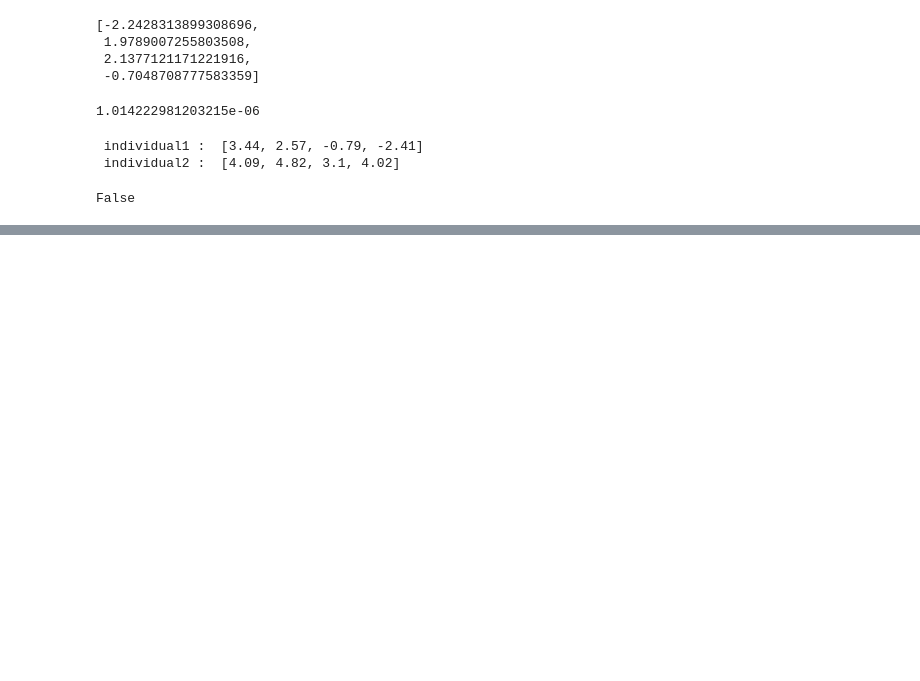
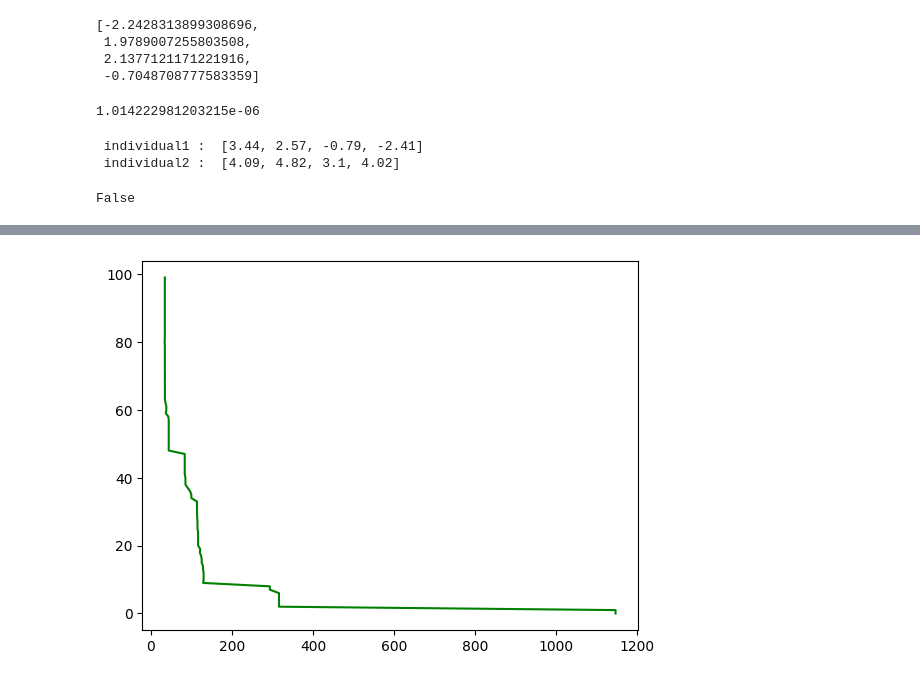
Before and after one commit to nguyenphuoc2k9/AIO_2024, a Jupyter notebook: Module_4/Week_3/Module_4_Week_3.ipynb, the cells around one changed output, grey strips where cells are left out. Cells and saved outputs as stored; diff of their text form; code cells hidden in the pictures; blank space fills up the shorter version.

```diff
--- a/Module_4/Week_3/Module_4_Week_3.ipynb
+++ b/Module_4/Week_3/Module_4_Week_3.ipynb
@@ -144,0 +137,11 @@ TypeError: cannot unpack non-iterable NoneType object
+# %%
+def run_GA():
+  n_generations = 100
+  m=600
+  features_X,sales_Y = load_data_from_file("advertising.csv")
+  losses = []
+  population = inittializePopulation(m)
+  for i in range(n_generations):
+    population,loss = create_new_population(population,2,i)
+    losses.append(loss)
+  return population,losses
@@ -144,0 +169,9 @@ TypeError: cannot unpack non-iterable NoneType object
+# %%
+import matplotlib.pyplot as plt
+
+def visualize_loss(losses_list):
+  plt.plot(losses_list,[i for i in range(len(losses_list))],color="green")
+  plt.show()
+_,losses_list = run_GA()
+visualize_loss(losses_list)
+# %% [output]
@@ -144,0 +195 @@ TypeError: cannot unpack non-iterable NoneType object
+[figure, added]
```
Also changed, not shown: parts of 6 cells of this notebook.
